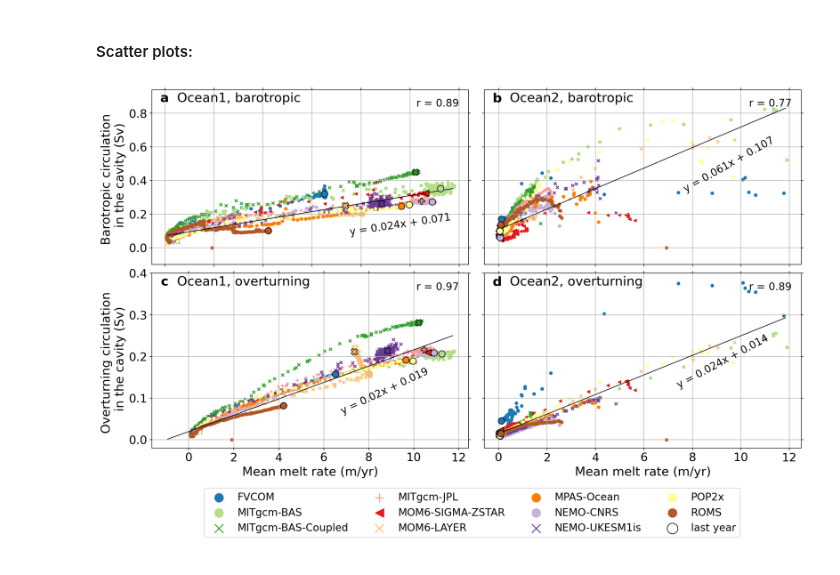
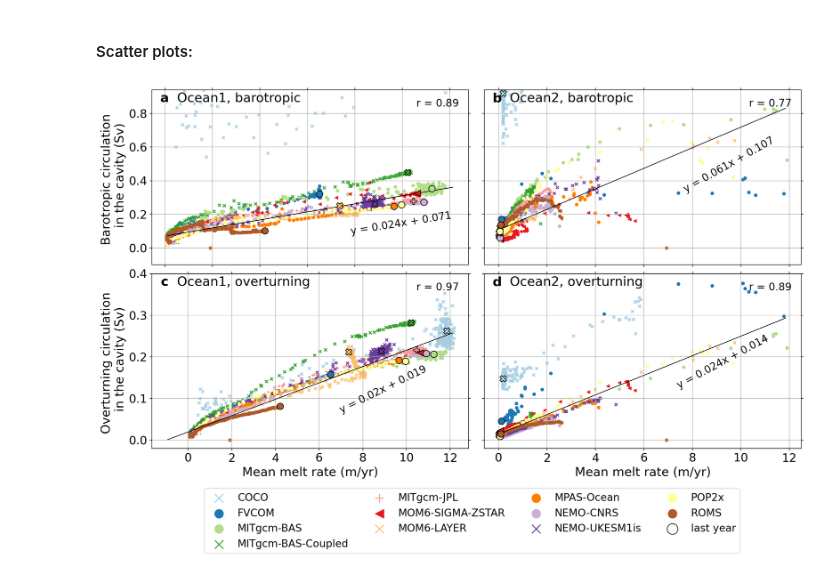
Before and after one commit to misomip/isomip-plus, a Jupyter notebook: figures/Fig12.ipynb, the cells around one changed output. Cells and saved outputs as stored; diff of their text form; code cells hidden in the pictures.

```diff
--- a/figures/Fig12.ipynb
+++ b/figures/Fig12.ipynb
@@ -157,8 +157,8 @@ PearsonRResult(statistic=0.890309158434099, pvalue=0.0)
 
 # these colours make it really hard for a normal-vision person to see...
 
-modelshapesbig = ['o','o','o','X','P','<','X','o','o','X','o','o']
-modelshapes = ['o','o','o','x','+','<','x','o','o','x','o','o']
+modelshapesbig = ['X','o','o','X','P','<','X','o','o','X','o','o']
+modelshapes = ['x','o','o','x','+','<','x','o','o','x','o','o']
 # %%
 fig, axs = plt.subplots(nrows=2,ncols=2,figsize=(18.0,10.0),dpi = 150, facecolor = 'w')
 axs = axs.ravel()
@@ -166,7 +166,7 @@ axs = axs.ravel()
 modelcolours=['#a6cee3','#1f78b4','#b2df8a','#33a02c','#fb9a99','#e31a1c','#fdbf6f','#ff7f00','#cab2d6','#6a3d9a','#ffff99','#b15928']
 
 # Main scatter plot:
-for kmod in np.arange(1,Nmod):
+for kmod in np.arange(Nmod):
     axs[0].scatter(mlt1[kmod,:],bsf1[kmod,:],s=20,c=modelcolours[kmod],marker = modelshapes[kmod])
     axs[1].scatter(mlt2[kmod,:],bsf2[kmod,:],s=20,c=modelcolours[kmod],marker = modelshapes[kmod])
     axs[2].scatter(mlt1[kmod,:],ovt1[kmod,:],s=20,c=modelcolours[kmod],label=model[kmod],marker = modelshapes[kmod])
@@ -212,34 +212,34 @@ for kk in np.arange(4):
     axs[kk].text(0.04,0.95,alphabet[kk],horizontalalignment='center', fontweight='bold',
          verticalalignment='center',transform=axs[kk].transAxes, fontsize = 20)
     axs[kk].text(0.08,0.95,title[kk],horizontalalignment='left',
      verticalalignment='center',transform=axs[kk].transAxes, fontsize = 20)
     # Linear regressions:
     xx=np.array([xmin+0.05*(xmax-xmin),xmax-0.05*(xmax-xmin)])
     axs[kk].plot(xx,a[kk]*xx+b[kk],'k',linewidth=1)
     ang=np.arctan(a[kk]/axs[kk].get_data_ratio())*180./np.pi-8
     if ( kk <= 1 ):
         xtmp=xmax-0.3*(xmax-xmin)
     else:
         xtmp=xmax-0.55*(xmax-xmin)
     ytmp=xtmp*a[kk]+b[kk]
     lab='y = '+np.round(a[kk],3).astype('str')+'x + '+np.round(b[kk],3).astype('str')
 #    axs[kk].text(xtmp-1,ytmp-0.04*(ymax-ymin),lab,rotation=ang,fontsize=16)
     manual_offsety = [-0.2,-0.3,-0.05,-0.015][kk]
     manual_offsetx = [-1,-1,+2,+2][kk]
     axs[kk].text(xtmp+manual_offsetx,ytmp+manual_offsety,lab,rotation=ang,fontsize=16)
     axs[kk].text(0.97,0.95,'r = '+np.round([rb1,rb2,ro1,ro2][kk][0],2).astype('str'),horizontalalignment='right',
          verticalalignment='top',transform=axs[kk].transAxes,fontsize = 16)
     axs[kk].grid()
 
 axs[1].set_yticklabels('')
 axs[3].set_yticklabels('')
 axs[0].set_xticklabels('')
 axs[1].set_xticklabels('')
 
 fig.subplots_adjust(hspace = 0.05, wspace = 0.05)
 #fig.tight_layout()
 # %% [output]
-[figure, old version]
+[figure, new version]
 # %%
 figname='circulation_vs_melt_Ocean12.pdf'
 
```
